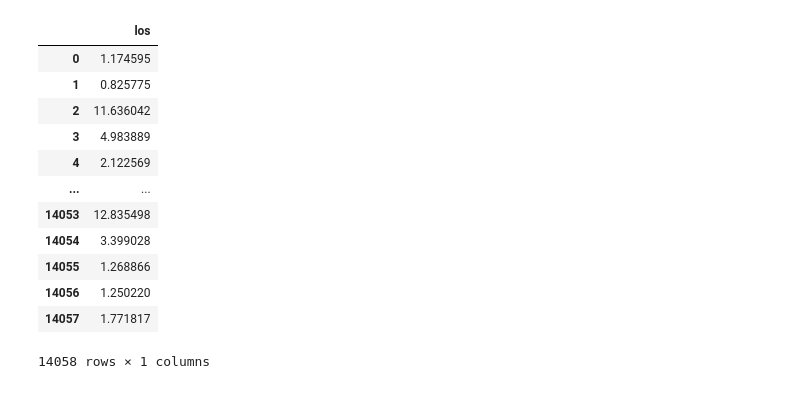
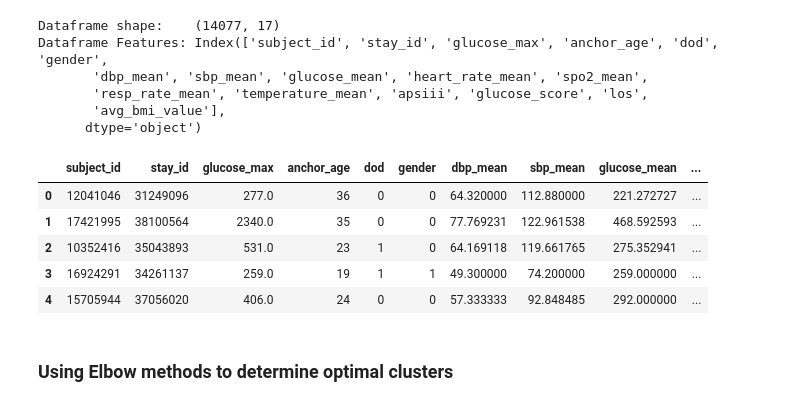
Before and after one commit to Kukaheadla/COMP90089_group_project, a Jupyter notebook: models/kmean.ipynb, the cells around one changed output. Drawn from its saved outputs; the diff is of its cells as text; code cells hidden in the pictures.

```diff
--- a/models/kmean.ipynb
+++ b/models/kmean.ipynb
@@ -30,16 +13,23 @@ raw
-# %%
-df[['los']]
-# %% [output]
-|  | los |
-| 0 | 1.174595 |
-| 1 | 0.825775 |
-| 2 | 11.636042 |
-| 3 | 4.983889 |
-| 4 | 2.122569 |
-| ... | ... |
-| 14053 | 12.835498 |
-| 14054 | 3.399028 |
-| 14055 | 1.268866 |
-| 14056 | 1.250220 |
-| 14057 | 1.771817 |
-14058 rows × 1 columns
+# %%
+# Read Data
+patient_df = pd.read_csv('../data/hyperglycemic_patients.csv')
+
+#Print shape and preview
+print("Dataframe shape:   ", patient_df.shape)
+print("Dataframe Features:", patient_df.columns)
+patient_df.head()
+# %% [output]
+Dataframe shape:    (14077, 17)
+Dataframe Features: Index(['subject_id', 'stay_id', 'glucose_max', 'anchor_age', 'dod', 'gender',
+       'dbp_mean', 'sbp_mean', 'glucose_mean', 'heart_rate_mean', 'spo2_mean',
+       'resp_rate_mean', 'temperature_mean', 'apsiii', 'glucose_score', 'los',
+       'avg_bmi_value'],
+      dtype='object')
+|  | subject_id | stay_id | glucose_max | anchor_age | dod | gender | dbp_mean | sbp_mean | glucose_mean | ... |
+| 0 | 12041046 | 31249096 | 277.0 | 36 | 0 | 0 | 64.320000 | 112.880000 | 221.272727 | ... |
+| 1 | 17421995 | 38100564 | 2340.0 | 35 | 0 | 0 | 77.769231 | 122.961538 | 468.592593 | ... |
+| 2 | 10352416 | 35043893 | 531.0 | 23 | 1 | 0 | 64.169118 | 119.661765 | 275.352941 | ... |
+| 3 | 16924291 | 34261137 | 259.0 | 19 | 1 | 1 | 49.300000 | 74.200000 | 259.000000 | ... |
+| 4 | 15705944 | 37056020 | 406.0 | 24 | 0 | 0 | 57.333333 | 92.848485 | 292.000000 | ... |
+# %% [markdown]
+### Using Elbow methods to determine optimal clusters
```
Also changed, not shown: parts of 12 cells of this notebook, 4 other files.
